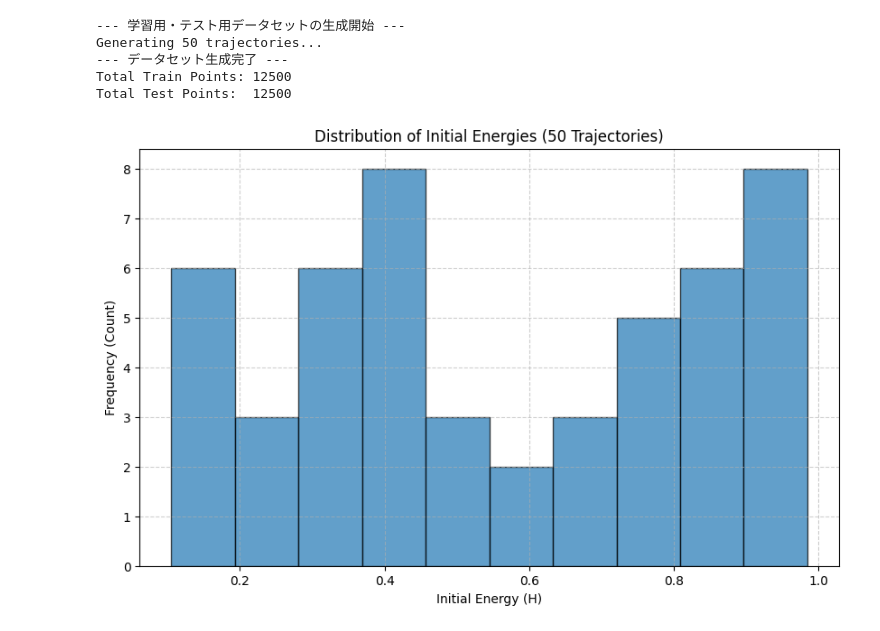
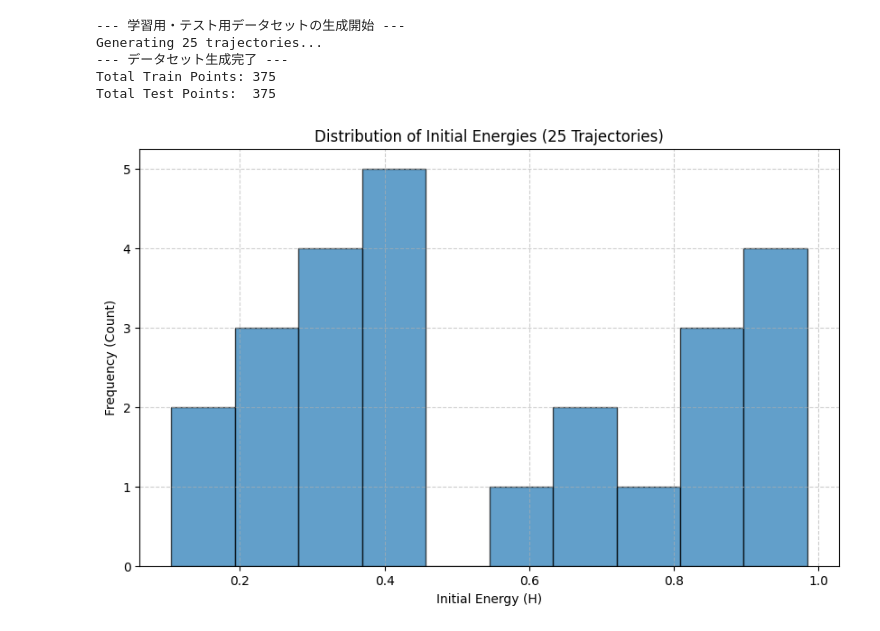
Before and after one commit to nkjm108/PIML, a Jupyter notebook: harmonic_ocillation_1D/H1D_LNN.ipynb, the cells around one changed output. Cells and saved outputs as stored; diff of their text form; code cells hidden in the pictures.

```diff
--- a/harmonic_ocillation_1D/H1D_LNN.ipynb
+++ b/harmonic_ocillation_1D/H1D_LNN.ipynb
@@ -29,8 +30,8 @@ from piml_library.lnn import (
 @jax.jit
 #L((t, q, v))
 def L_analytical(state):
-    q = lgr.coordinate(state)
-    v = lgr.velocity(state)
+    q = lag.coordinate(state)
+    v = lag.velocity(state)
     q_flat, _ = ravel_pytree(q)
     v_flat, _ = ravel_pytree(v)
 
@@ -59,9 +60,9 @@ num_epochs = 5000
 key = jax.random.PRNGKey(0)
 
 # --- setup trajectory of training and test data ---
-num_trajectories = 50 # 学習用の軌道数
-N_points_per_traj = 500      # 1軌道あたりの点の数
-t_end = 25.0                 # 1軌道のシミュレーション時間
+num_trajectories = 25 # 学習用の軌道数
+N_points_per_traj = 30      # 1軌道あたりの点の数
+t_end = 3.0              # 1軌道のシミュレーション時間
 t_eval = jnp.linspace(0.0, t_end, N_points_per_traj)
 
 # 学習用とテスト用の時間分割 (50%を学習用)
@@ -75,38 +76,38 @@ data_dict = dg.create_trajectory_datasets(
     key,
     q_dim=q_dim,
     num_trajectories=num_trajectories,
     N_points_per_traj=N_points_per_traj,
     t_end=t_end,
     split_ratio=split_ratio
 )
 
 train_states = data_dict["train_states_lnn"]
 train_t, train_q, train_v = train_states
 train_targets = data_dict["train_targets_lnn"]
 test_dataset_states = data_dict["test_dataset_states_lnn"]
-test_dataset_true_accel = data_dict["test_dataset_true_accel_lnn"]
+test_dataset_targets = data_dict["test_dataset_targets_lnn"]
 initial_energies = data_dict["initial_energies"]
 N_train_total = data_dict["N_train_total"]
 
 key, _ = jax.random.split(key)
 
 # --- エネルギー分布の可視化 ---
 energies_np = np.array(initial_energies)
 
 plt.figure(figsize=(10, 6))
 plt.hist(energies_np, bins=10, edgecolor='black', alpha=0.7)
 plt.xlabel('Initial Energy (H)')
 plt.ylabel('Frequency (Count)')
 plt.title(f'Distribution of Initial Energies ({num_trajectories} Trajectories)')
 plt.grid(True, linestyle='--', alpha=0.6)
 plt.show()
 # %% [output]
 --- 学習用・テスト用データセットの生成開始 ---
-Generating 50 trajectories...
+Generating 25 trajectories...
 --- データセット生成完了 ---
-Total Train Points: 12500
-Total Test Points:  12500
+Total Train Points: 375
+Total Test Points:  375
-[figure, old version]
+[figure, new version]
 # %%
 '''
 learning Process
```
Also changed, not shown: parts of 6 cells of this notebook, 4 other files.
